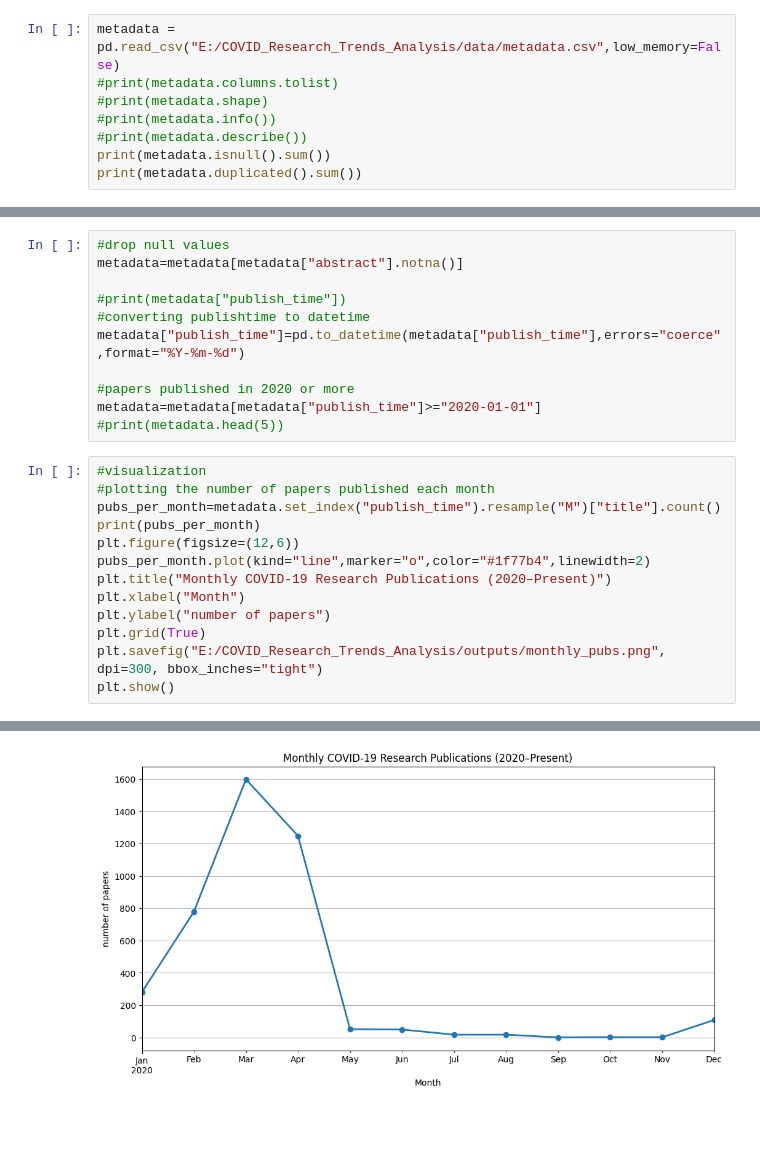
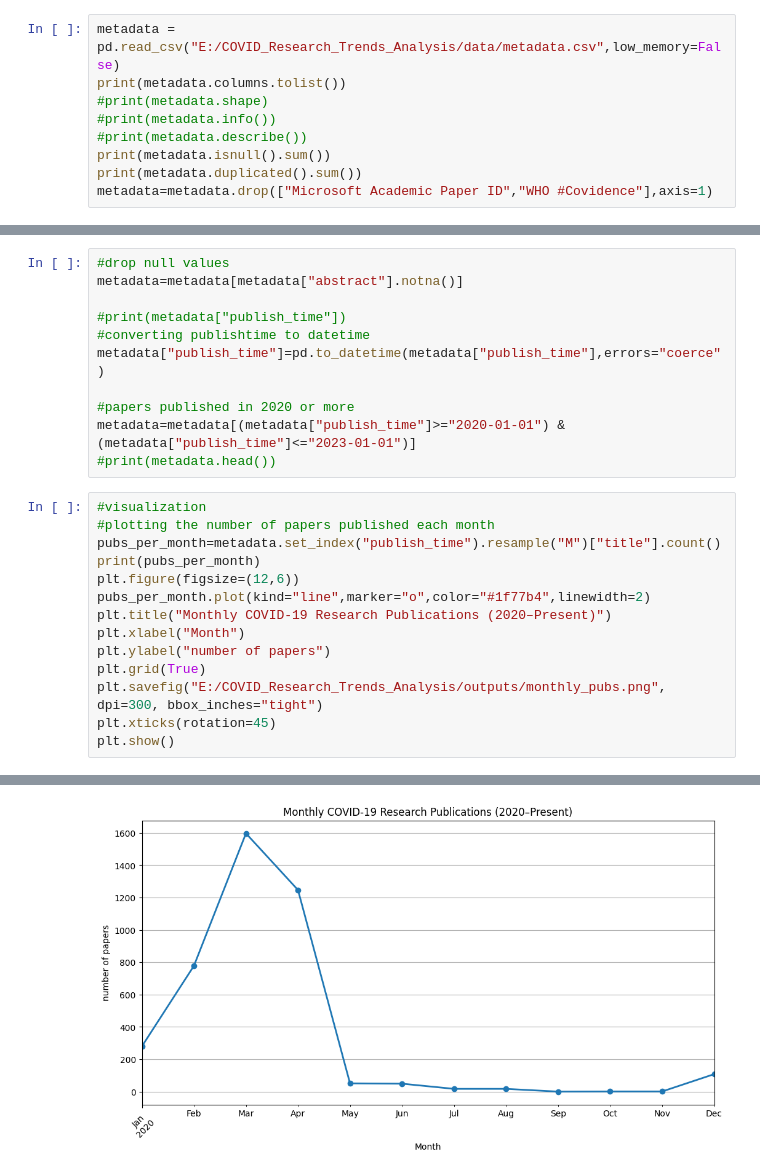
Before and after one commit to Anisbk00/COVID-19-Research-Trends-Analysis, a Jupyter notebook: notebooks/1_eda.ipynb, the cells around one changed output, grey strips where cells are left out. Saved outputs shown, nothing was run; the diff lists cells and outputs as text; blank space fills up the shorter version.

```diff
--- a/notebooks/1_eda.ipynb
+++ b/notebooks/1_eda.ipynb
@@ -5,9 +6,10 @@ import seaborn as sns
 # %%
 metadata = pd.read_csv("E:/COVID_Research_Trends_Analysis/data/metadata.csv",low_memory=False)
-#print(metadata.columns.tolist)
+print(metadata.columns.tolist())
 #print(metadata.shape)
 #print(metadata.info())
 #print(metadata.describe())
 print(metadata.isnull().sum())
 print(metadata.duplicated().sum())
+metadata=metadata.drop(["Microsoft Academic Paper ID","WHO #Covidence"],axis=1)
 # %% [output]
@@ -37,37 +36,38 @@ metadata=metadata[metadata["abstract"].notna()]
 
 #print(metadata["publish_time"])
 #converting publishtime to datetime
-metadata["publish_time"]=pd.to_datetime(metadata["publish_time"],errors="coerce",format="%Y-%m-%d")
+metadata["publish_time"]=pd.to_datetime(metadata["publish_time"],errors="coerce")
 
 #papers published in 2020 or more
-metadata=metadata[metadata["publish_time"]>="2020-01-01"]
-#print(metadata.head(5))
+metadata=metadata[(metadata["publish_time"]>="2020-01-01") & (metadata["publish_time"]<="2023-01-01")]
+#print(metadata.head())
 # %%
 #visualization
 #plotting the number of papers published each month
 pubs_per_month=metadata.set_index("publish_time").resample("M")["title"].count()
 print(pubs_per_month)
 plt.figure(figsize=(12,6))
 pubs_per_month.plot(kind="line",marker="o",color="#1f77b4",linewidth=2)
 plt.title("Monthly COVID-19 Research Publications (2020–Present)")
 plt.xlabel("Month")
 plt.ylabel("number of papers")
 plt.grid(True)
 plt.savefig("E:/COVID_Research_Trends_Analysis/outputs/monthly_pubs.png", dpi=300, bbox_inches="tight")
+plt.xticks(rotation=45)
 plt.show()
 # %% [output]
 publish_time
 2020-01-31     280
 2020-02-29     778
 2020-03-31    1597
 2020-04-30    1247
 2020-05-31      51
 2020-06-30      49
 2020-07-31      17
 2020-08-31      17
 2020-09-30       0
 2020-10-31       1
 2020-11-30       1
 2020-12-31     108
 Freq: ME, Name: title, dtype: int64
-[figure, old version]
+[figure, new version]
```
Also changed, not shown: parts of 5 cells of this notebook, 2 other files.
